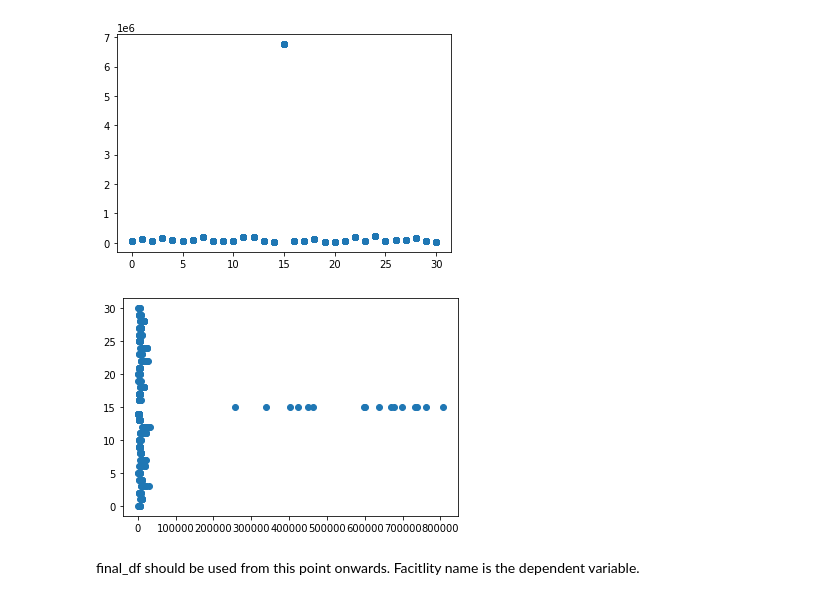
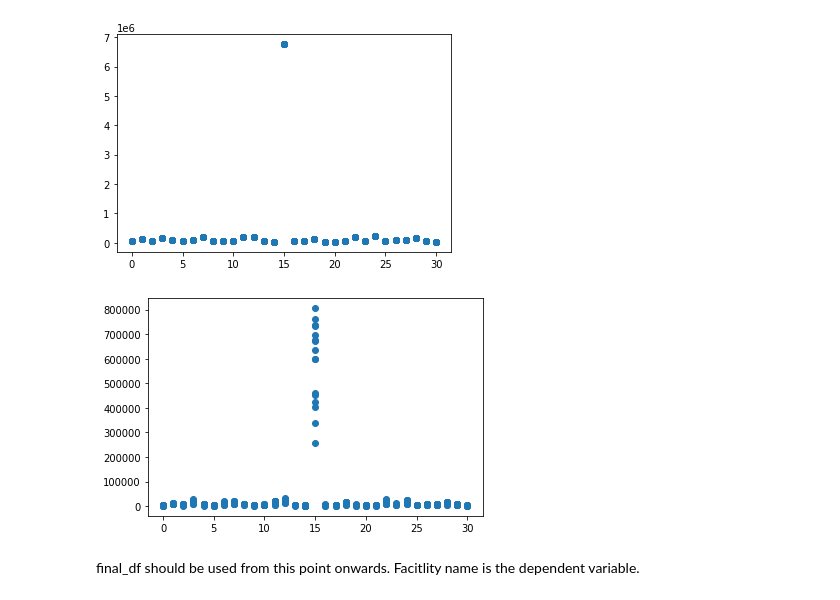
Before and after one commit to gautumsvp7/SolarDataSetPublic, a Jupyter notebook: Solar_Dataset.ipynb, the cells around one changed output. Drawn from its saved outputs; the diff is of its cells as text; code cells hidden in the pictures.

```diff
--- a/Solar_Dataset.ipynb
+++ b/Solar_Dataset.ipynb
@@ -154,12 +160,12 @@ plt.show()
 # %% [output]
 [figure]
 # %%
-x1 = final_df['Generated']
-x2 = final_df['Facility Name']
+x1 = final_df['Facility Name']
+x2 = final_df['Generated']
 plt.scatter(x1,x2)
 plt.show()
 # %% [output]
-[figure, old version]
+[figure, new version]
 # %% [markdown]
 final_df should be used from this point onwards.
 Facitlity name is the dependent variable.
```
Also changed, not shown: parts of 11 cells of this notebook.
